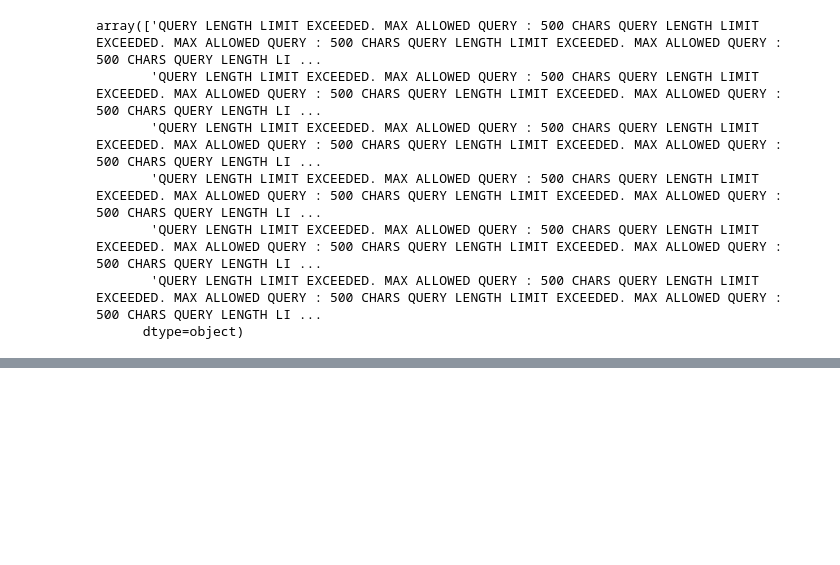
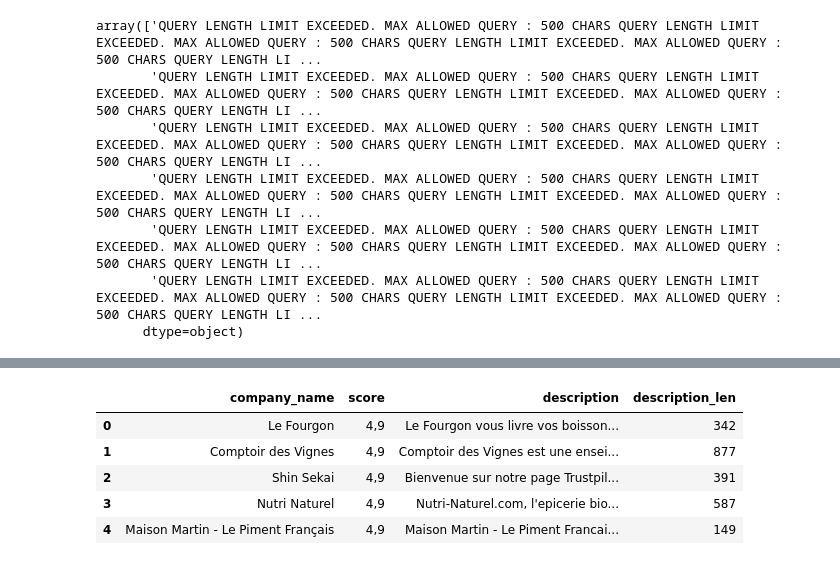
Before and after one commit to Maryam-Dollet/NLP_Project, a Jupyter notebook: data_cleaning.ipynb, the cells around one changed output, grey strips where cells are left out. Cells and saved outputs as stored; diff of their text form; code cells hidden in the pictures; blank space fills up the shorter version.

```diff
--- a/data_cleaning.ipynb
+++ b/data_cleaning.ipynb
@@ -201,0 +253,10 @@ desc_en
+# %%
+des = pd.read_csv('data/company_desc.csv', sep=";")
+des.head()
+# %% [output]
+|  | company_name | score | description | description_len |
+| 0 | Le Fourgon | 4,9 | Le Fourgon vous livre vos boisson... | 342 |
+| 1 | Comptoir des Vignes | 4,9 | Comptoir des Vignes est une ensei... | 877 |
+| 2 | Shin Sekai | 4,9 | Bienvenue sur notre page Trustpil... | 391 |
+| 3 | Nutri Naturel | 4,9 | Nutri-Naturel.com, l'epicerie bio... | 587 |
+| 4 | Maison Martin - Le Piment Français | 4,9 | Maison Martin - Le Piment Francai... | 149 |
```
Also changed, not shown: parts of 16 cells of this notebook.
